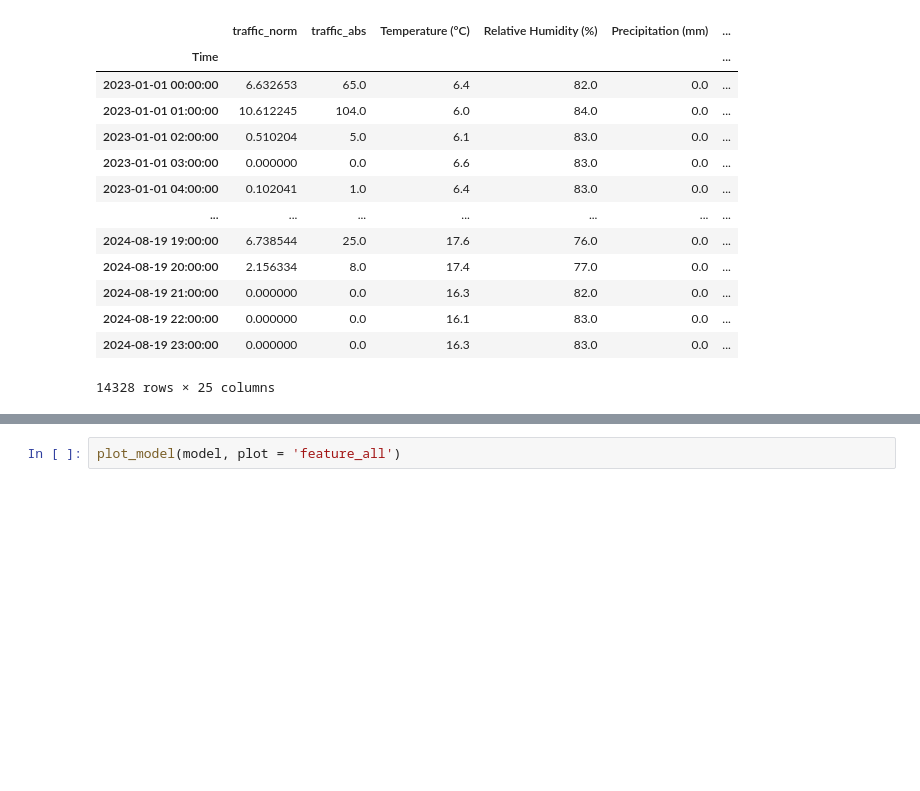
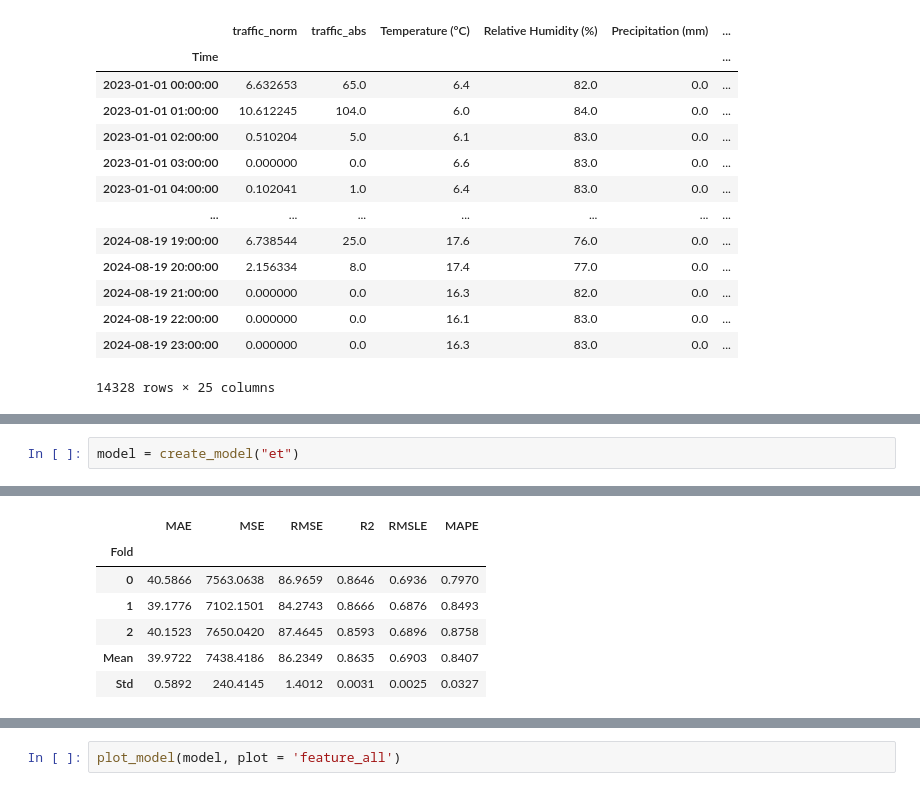
Before and after one commit to m-mango/bavarian-forest-visitor-monitoring-dssgx-24, a Jupyter notebook: pycaret_forecasting_on joined_data_ag.ipynb, the cells around one changed output, grey strips where cells are left out. Drawn from its saved outputs; the diff is of its cells as text; blank space fills up the shorter version.

```diff
--- a/pycaret_forecasting_on joined_data_ag.ipynb
+++ b/pycaret_forecasting_on joined_data_ag.ipynb
@@ -389,3 +387,6 @@ Modeling for target: traffic_abs
 [interactive output not drawn]
 Transformation Pipeline and Model Successfully Saved
 Best model for traffic_abs saved.
+# %%
+model = create_model("et")
+# %% [output]
@@ -391,0 +394,7 @@ Best model for traffic_abs saved.
+|  | MAE | MSE | RMSE | R2 | RMSLE | MAPE |
+| Fold |  |  |  |  |  |  |
+| 0 | 40.5866 | 7563.0638 | 86.9659 | 0.8646 | 0.6936 | 0.7970 |
+| 1 | 39.1776 | 7102.1501 | 84.2743 | 0.8666 | 0.6876 | 0.8493 |
+| 2 | 40.1523 | 7650.0420 | 87.4645 | 0.8593 | 0.6896 | 0.8758 |
+| Mean | 39.9722 | 7438.4186 | 86.2349 | 0.8635 | 0.6903 | 0.8407 |
+| Std | 0.5892 | 240.4145 | 1.4012 | 0.0031 | 0.0025 | 0.0327 |
```
Also changed, not shown: parts of 12 cells of this notebook, 7 other files.
